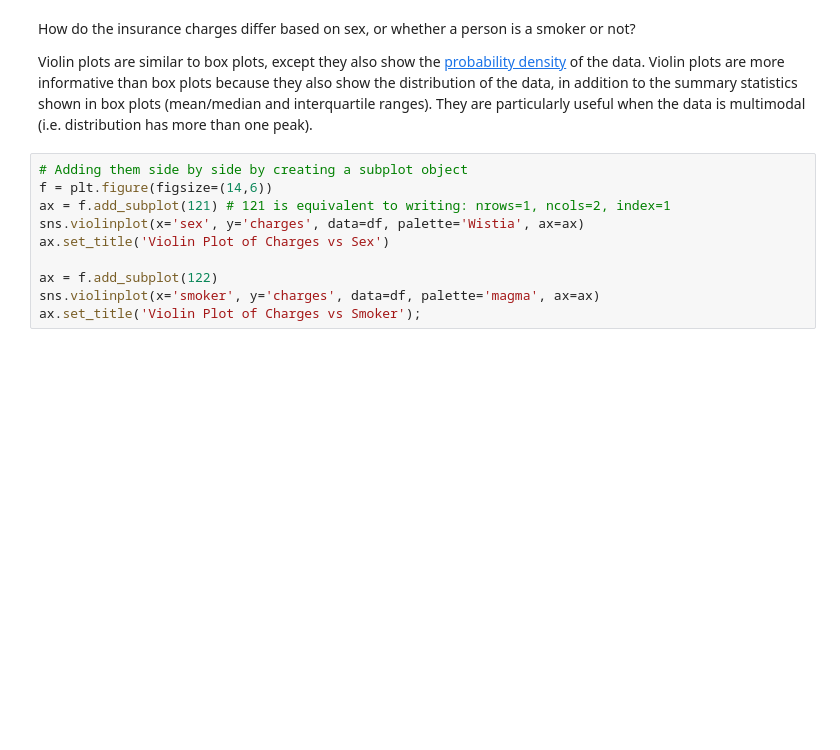
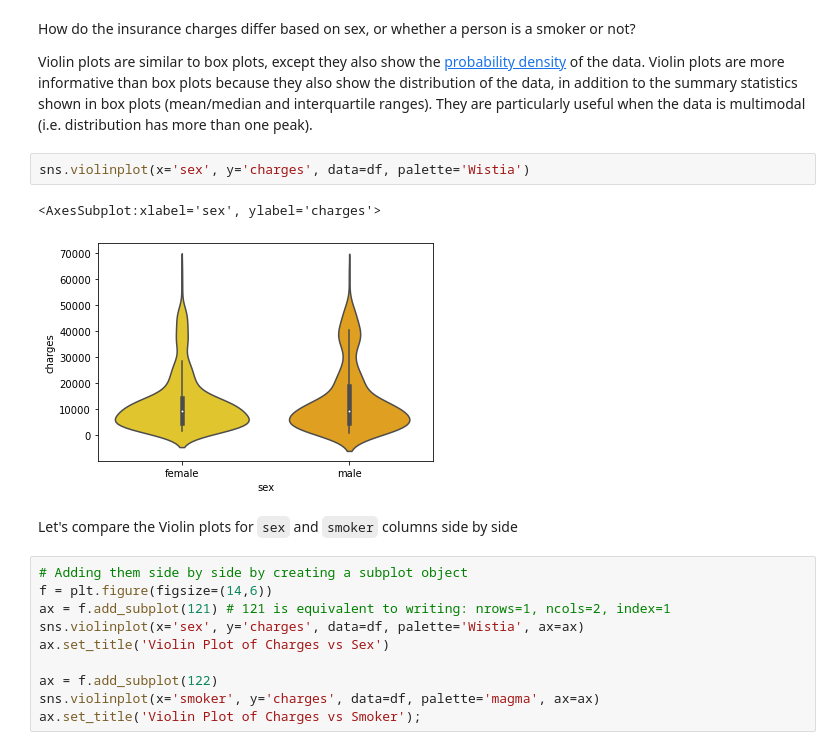
Before and after one commit to Rahmaatef2001/W2022, a Jupyter notebook: lab_content/Lab_04_Complete.ipynb, the cells around one changed output. Saved outputs shown, nothing was run; the diff lists cells and outputs as text; blank space fills up the shorter version.

```diff
--- a/lab_content/Lab_04_Complete.ipynb
+++ b/lab_content/Lab_04_Complete.ipynb
@@ -157,6 +156,13 @@ sns.heatmap(corr, cmap='viridis', annot = True);
 How do the insurance charges differ based on sex, or whether a person is a smoker or not?
 
 Violin plots are similar to box plots, except they also show the [probability density](https://en.wikipedia.org/wiki/Probability_density_function) of the data. Violin plots are more informative than box plots because they also show the distribution of the data, in addition to the summary statistics shown in box plots (mean/median and interquartile ranges). They are particularly useful when the data is multimodal (i.e. distribution has more than one peak).
+# %%
+sns.violinplot(x='sex', y='charges', data=df, palette='Wistia')
+# %% [output]
+<AxesSubplot:xlabel='sex', ylabel='charges'>
+[figure, added]
+# %% [markdown]
+Let's compare the Violin plots for `sex` and `smoker` columns side by side
 # %%
 # Adding them side by side by creating a subplot object
 f = plt.figure(figsize=(14,6))
```
Also changed, not shown: parts of 2 cells of this notebook, 2 other files.
